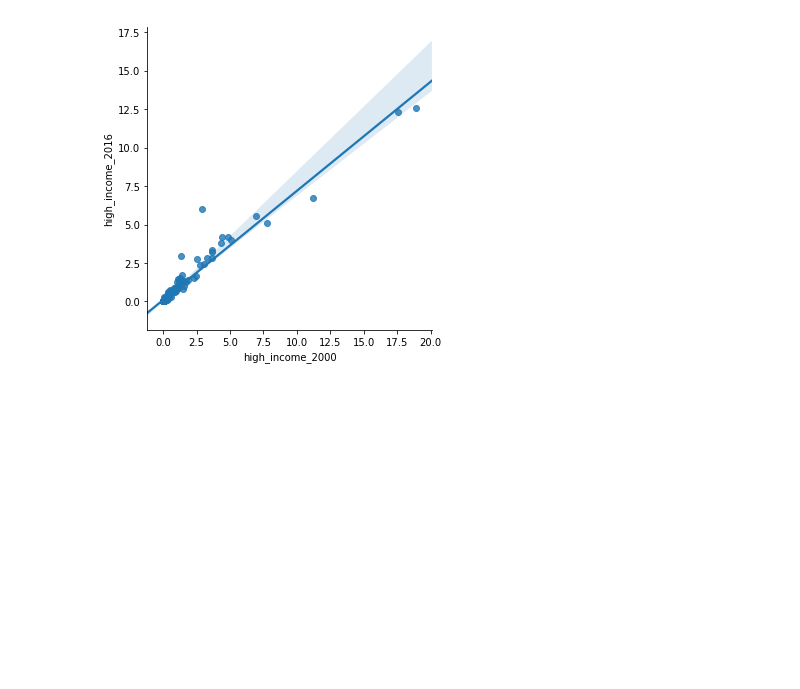
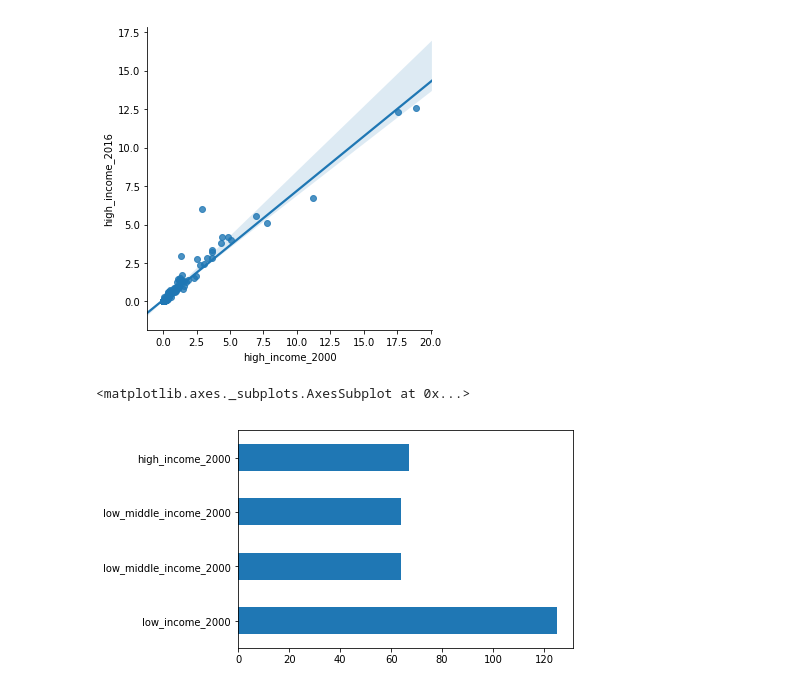
Before and after one commit to MeriemMar/data-labs, a Jupyter notebook: module-2/visualizing-real-world-data-project/your-code/Project.ipynb, the cells around one changed output. Cells and saved outputs as stored; diff of their text form; code cells hidden in the pictures; blank space fills up the shorter version.

```diff
--- a/module-2/visualizing-real-world-data-project/your-code/Project.ipynb
+++ b/module-2/visualizing-real-world-data-project/your-code/Project.ipynb
@@ -266,3 +322,11 @@ sns.lmplot('high_income_2000','high_income_2016',data=df_clean)
 # %% [output]
 <seaborn.axisgrid.FacetGrid at 0x...>
 [figure]
+# %%
+dfdf=df_clean[df_clean['General_cause']=="Cardiovascular diseases"]
+
+
+dfdf.loc[:,['low_income_2000','low_middle_income_2000','low_middle_income_2000','high_income_2000']].sum(axis=0).plot.barh()
+# %% [output]
+<matplotlib.axes._subplots.AxesSubplot at 0x...>
+[figure, added]
```
Also changed, not shown: parts of 14 cells of this notebook, 1 other file.
